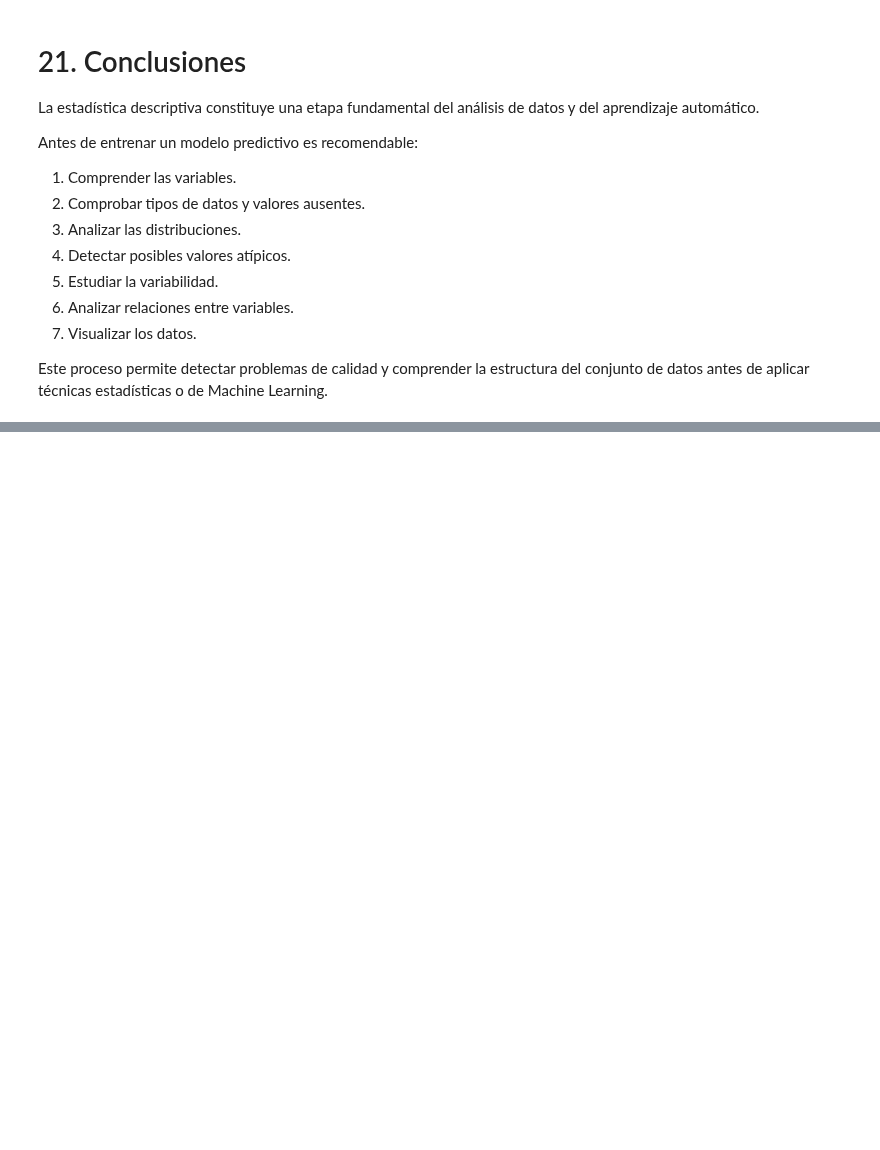
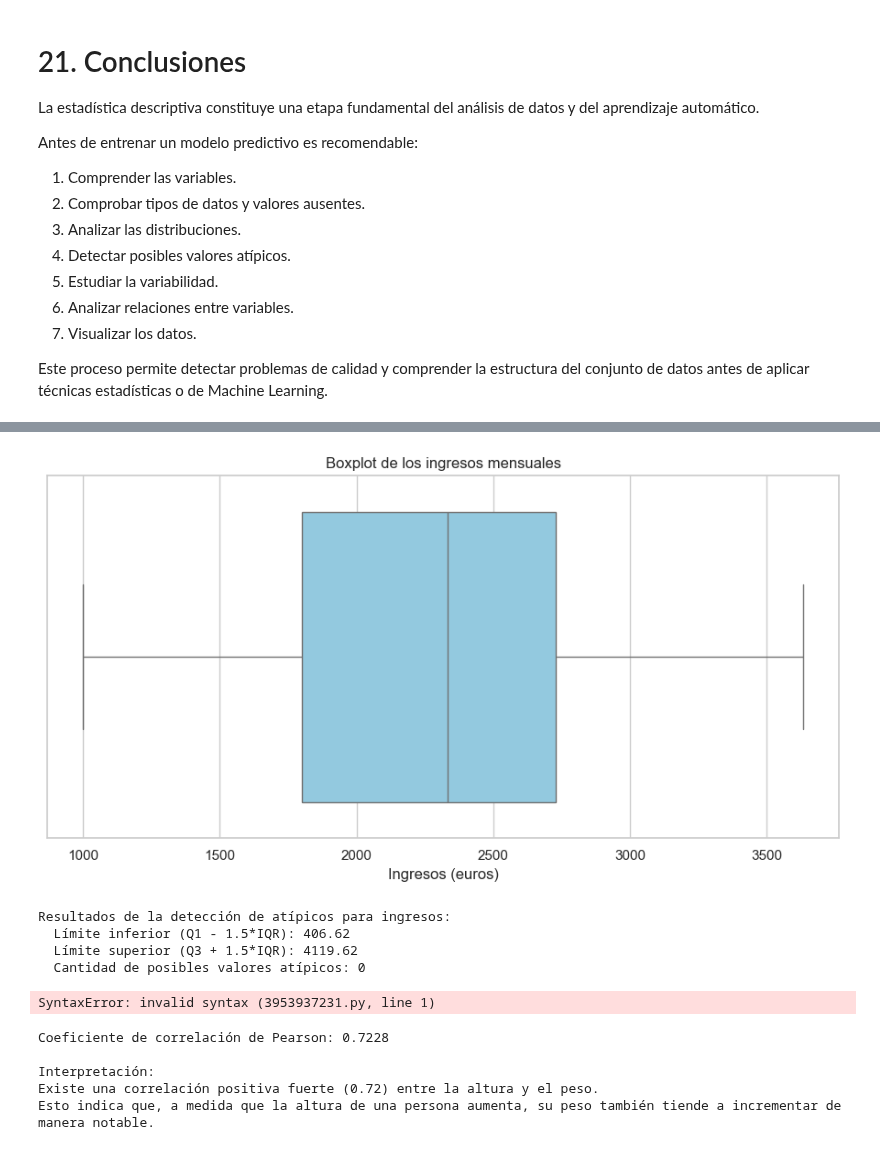
Before and after one commit to Turbostarow/IFCD107_fork, a Jupyter notebook: programacion/estadistica_descriptiva_jupyter/estadistica_descriptiva.ipynb, the cells around one changed output, grey strips where cells are left out. Saved outputs shown, nothing was run; the diff lists cells and outputs as text; code cells hidden in the pictures; blank space fills up the shorter version.

```diff
--- a/programacion/estadistica_descriptiva_jupyter/estadistica_descriptiva.ipynb
+++ b/programacion/estadistica_descriptiva_jupyter/estadistica_descriptiva.ipynb
@@ -660,0 +733,58 @@ del conjunto de datos antes de aplicar técnicas estadísticas o de Machine Lear
+# %%
+import matplotlib.pyplot as plt
+import seaborn as sns
+
+# 1. Crear el Boxplot de ingresos
+fig, ax = plt.subplots(figsize=(9, 5))
+sns.boxplot(
+    data=df,
+    x="ingresos_euros",
+    color="skyblue",
+    ax=ax
+)
+
+ax.set_title("Boxplot de los ingresos mensuales")
+ax.set_xlabel("Ingresos (euros)")
+plt.tight_layout()
+plt.show()
+
+# 2. Identificar y mostrar posibles valores atípicos mediante la regla IQR
+outliers, li, ls = detectar_outliers_iqr(df, "ingresos_euros")
+
+print("Resultados de la detección de atípicos para ingresos:")
+print(f"  Límite inferior (Q1 - 1.5*IQR): {li:.2f}")
+print(f"  Límite superior (Q3 + 1.5*IQR): {ls:.2f}")
+print(f"  Cantidad de posibles valores atípicos: {len(outliers)}")
+if len(outliers) > 0:
+    display(outliers)
+# %% [output]
+[figure, added]
+Resultados de la detección de atípicos para ingresos:
+  Límite inferior (Q1 - 1.5*IQR): 406.62
+  Límite superior (Q3 + 1.5*IQR): 4119.62
+  Cantidad de posibles valores atípicos: 0
+# %%
+Calcula la correlación entre altura y peso. Interpreta el resultado.
+# %% [output]
+SyntaxError: invalid syntax (3953937231.py, line 1)
+# %%
+# Calcular el coeficiente de correlación de Pearson entre altura y peso
+correlacion = df['altura_m'].corr(df['peso_kg'])
+
+print(f"Coeficiente de correlación de Pearson: {correlacion:.4f}")
+
+# Interpretación del resultado
+print("\nInterpretación:")
+if correlacion > 0.7:
+    print(f"Existe una correlación positiva fuerte ({correlacion:.2f}) entre la altura y el peso.")
+    print("Esto indica que, a medida que la altura de una persona aumenta, su peso también tiende a incrementar de manera notable.")
+elif correlacion > 0.3:
+    print(f"Existe una correlación positiva moderada ({correlacion:.2f}) entre la altura y el peso.")
+else:
+    print(f"La correlación es débil o inexistente ({correlacion:.2f}) entre la altura y el peso.")
+# %% [output]
+Coeficiente de correlación de Pearson: 0.7228
+
+Interpretación:
+Existe una correlación positiva fuerte (0.72) entre la altura y el peso.
+Esto indica que, a medida que la altura de una persona aumenta, su peso también tiende a incrementar de manera notable.
```
Also changed, not shown: parts of 16 cells of this notebook, 9 other files.
